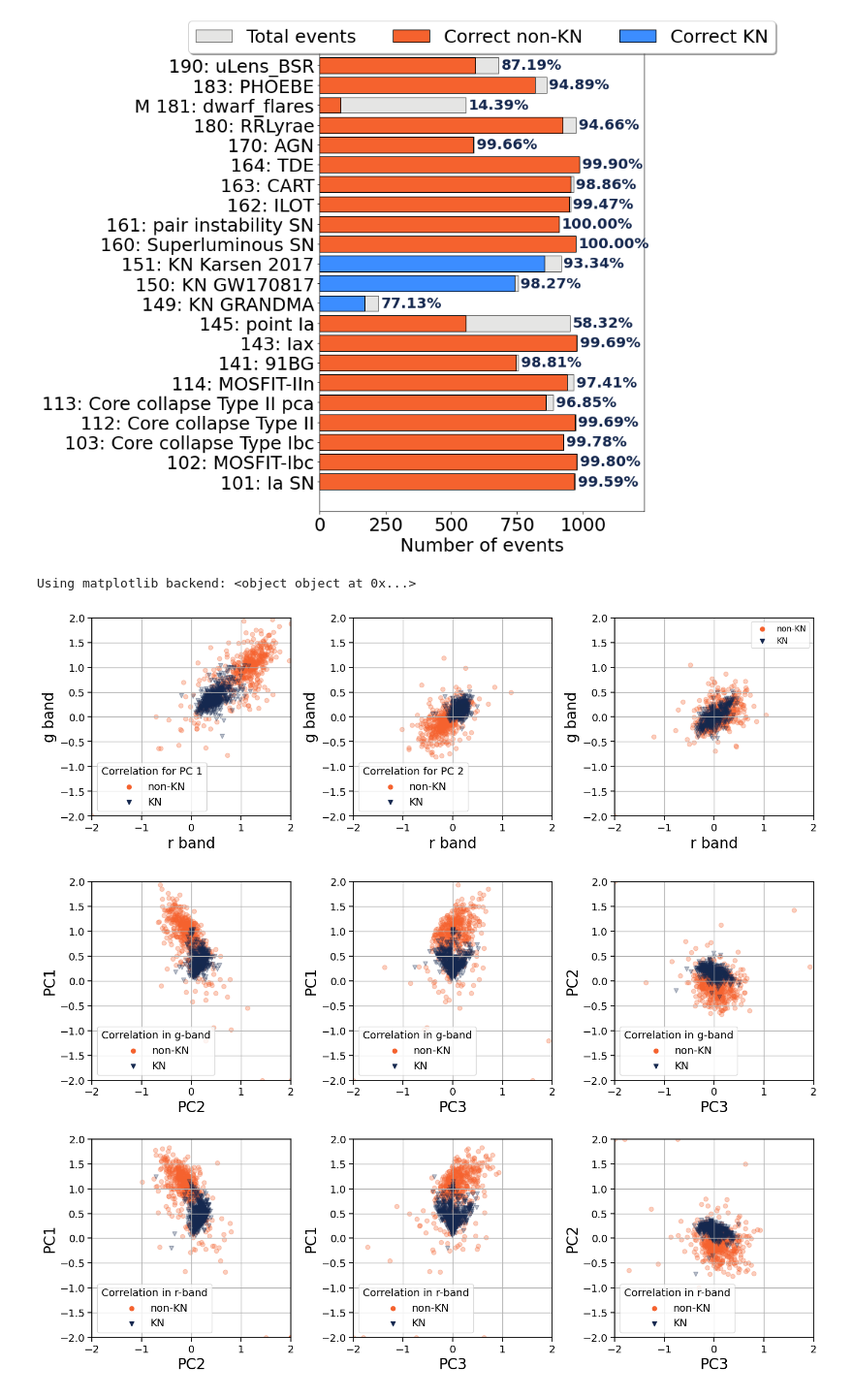
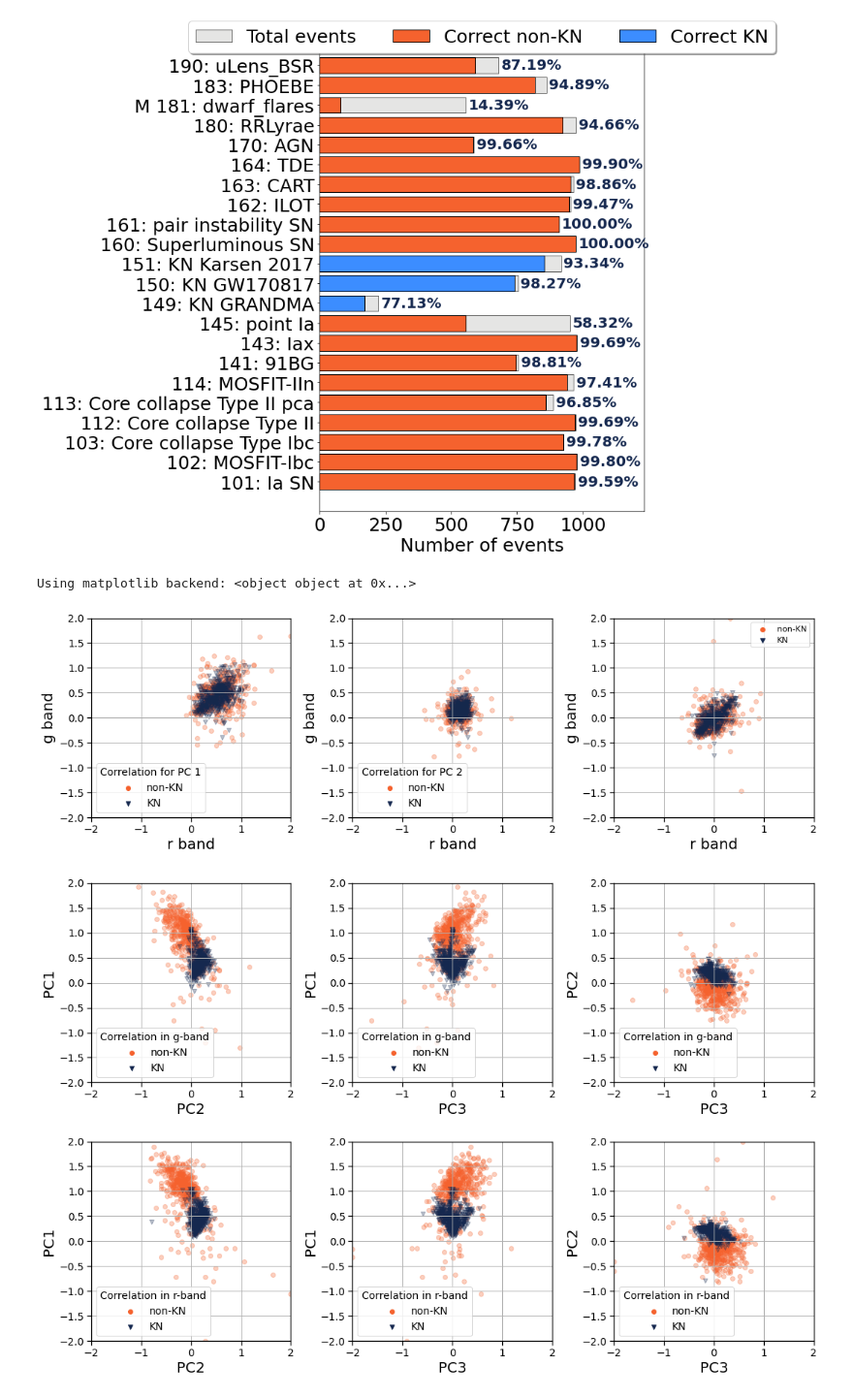
Before and after one commit to b-biswas/kndetect, a Jupyter notebook: notebooks/train_on_complete_lc.ipynb, the cells around one changed output. Shown at 97% size. Cells and saved outputs as stored; diff of their text form; code cells hidden in the pictures.

```diff
--- a/notebooks/train_on_complete_lc.ipynb
+++ b/notebooks/train_on_complete_lc.ipynb
@@ -27,11 +30,14 @@ pcs = load_pcs()
 data_dir = get_data_dir_path()
 # %%
 use_already_trained_features = True
-use_already_trained_models = True
+use_already_trained_models = False
 mimic_alerts = False
-save_data = False
+save_data = True
 save_results_plots = True
 sub_directory=None
+
+use_AL = True
+use_already_trained_AL_features = False
 
 if mimic_alerts:
     sub_directory = "partial"
@@ -75,3 +81,15 @@ train_features_df
 # %%
 filter_indices = filter_no_coeff_events(train_features_df)
 filtered_train_features_df = train_features_df[filter_indices]
+# %%
+if use_AL:
+    if use_already_trained_AL_features:
+        data_path=os.path.join(data_dir, sub_directory, "AL", "train.csv")
+        filtered_train_features_df = pd.read_csv(data_path)
+    else:
+        data_base_path=os.path.join(data_dir, sub_directory)
+        feature_names = get_feature_names()
+        filtered_train_features_df = filtered_train_features_df[['key', 'y_true'] + feature_names]
+        filtered_train_features_df.reset_index(inplace=True, drop=True)
+
+        filtered_train_features_df = run_AL_loops(features_df=filtered_train_features_df, save_data=save_data, nloops=1490, data_base_path=data_base_path)
@@ -81,10 +133,14 @@ filtered_train_features_df = train_features_df[filter_indices]
 from kndetect.training import train_classifier
 # %%
 if not use_already_trained_models:
-    clf, train_features_df = train_classifier(filtered_train_features_df)
+    clf, filtered_train_features_df = train_classifier(filtered_train_features_df)
     if save_data:
         with open(os.path.join(data_dir, "models", sub_directory + ".pkl"), 'wb') as files:
             pickle.dump(clf, files)
 else:
-    from kndetect.predict import load_classifier
-    clf = load_classifier(sub_directory + ".pkl")
+    data_base_path=os.path.join(data_dir, sub_directory)
+    feature_names = get_feature_names()
+    filtered_train_features_df = filtered_train_features_df[['key', 'y_true'] + feature_names]
+    filtered_train_features_df.reset_index(inplace=True, drop=True)
+
+    filtered_train_features_df = run_AL_loops(features_df=filtered_train_features_df, save_data=save_data, nloops=1490, data_base_path=data_base_path)
@@ -113,6 +175,6 @@ from kndetect.predict import load_classifier, predict_kn_score
 # %%
 probabilities, filtered_indices = predict_kn_score(clf, test_features_df)
 # %%
-test_features_df['y_pred_score'] = probabilities.T[1]
+test_features_df['y_score'] = probabilities.T[1]
 # %%
 filtered=test_features_df[filtered_indices]
@@ -211,8 +289,8 @@ import seaborn as sns
 plot_band_correlation(filtered_train_features_df, bands=['g','r'], x_limits=[-2,2], y_limits=[-2,2], num_kn_points=500, num_non_kn_points=500, save_fig_prefix=plot_path_prefix)
 # %% [output]
 Using matplotlib backend: <object object at 0x...>
-[figure, old version]
+[figure, new version]
 # %%
-plot_features_correlation(filtered_train_features_df, color_dict = {'non_kn':'#F5622E', 'kn': '#15284F'},bands=['g','r'], x_limits=[-2,2], y_limits=[-2,2], num_kn_points=500, num_non_kn_points=500, save_fig_prefix=plot_path_prefix)
+plot_features_correlation(filtered, color_dict = {'non_kn':'#F5622E', 'kn': '#15284F'},bands=['g','r'], x_limits=[-2,2], y_limits=[-2,2], num_kn_points=500, num_non_kn_points=500, save_fig_prefix=plot_path_prefix)
 # %% [output]
-[figure, old version]
+[figure, new version]
```
Also changed, not shown: parts of 7 cells of this notebook, 31 other files.
